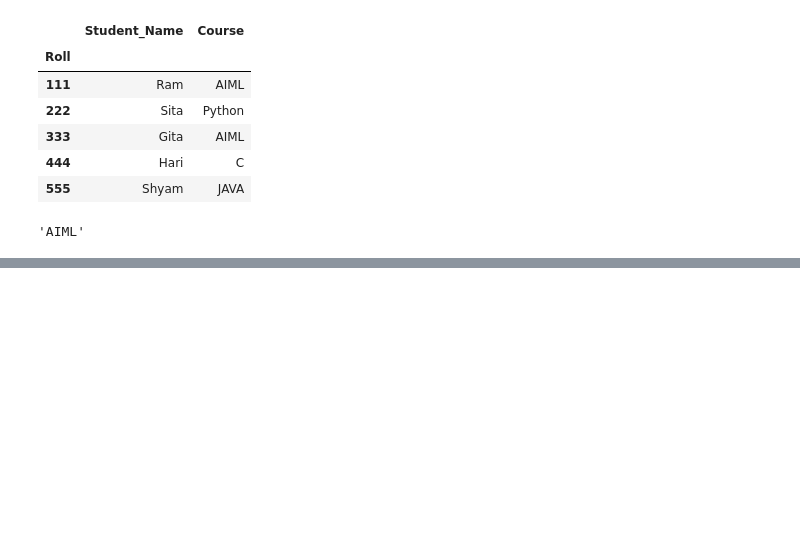
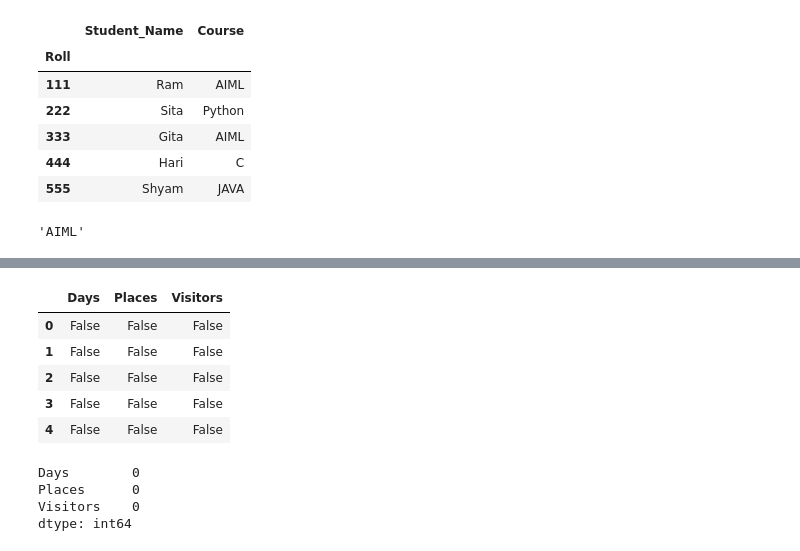
Before and after one commit to CodeByDeepankar/CTTC-AIML, a Jupyter notebook: Day8.ipynb, the cells around one changed output, grey strips where cells are left out. Saved outputs shown, nothing was run; the diff lists cells and outputs as text; code cells hidden in the pictures; blank space fills up the shorter version.

```diff
--- a/Day8.ipynb
+++ b/Day8.ipynb
@@ -173,0 +183,16 @@ df = pd.DataFrame({
+# %%
+df.isnull()
+# %% [output]
+|  | Days | Places | Visitors |
+| 0 | False | False | False |
+| 1 | False | False | False |
+| 2 | False | False | False |
+| 3 | False | False | False |
+| 4 | False | False | False |
+# %%
+df.isnull().sum()
+# %% [output]
+Days        0
+Places      0
+Visitors    0
+dtype: int64
```
Also changed, not shown: parts of 19 cells of this notebook.
